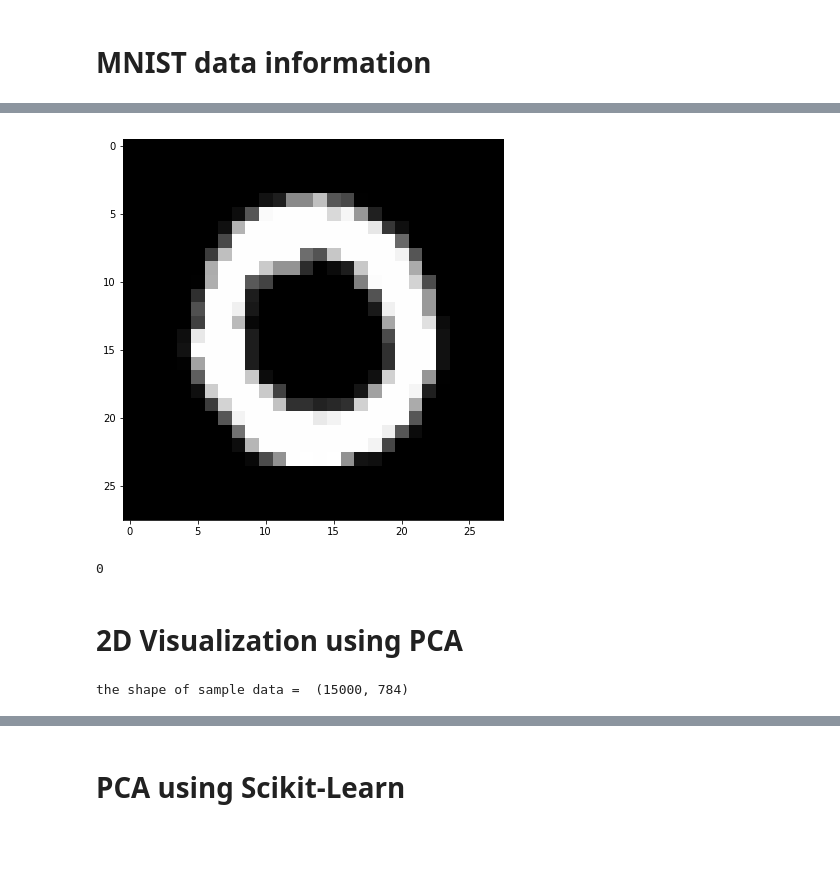
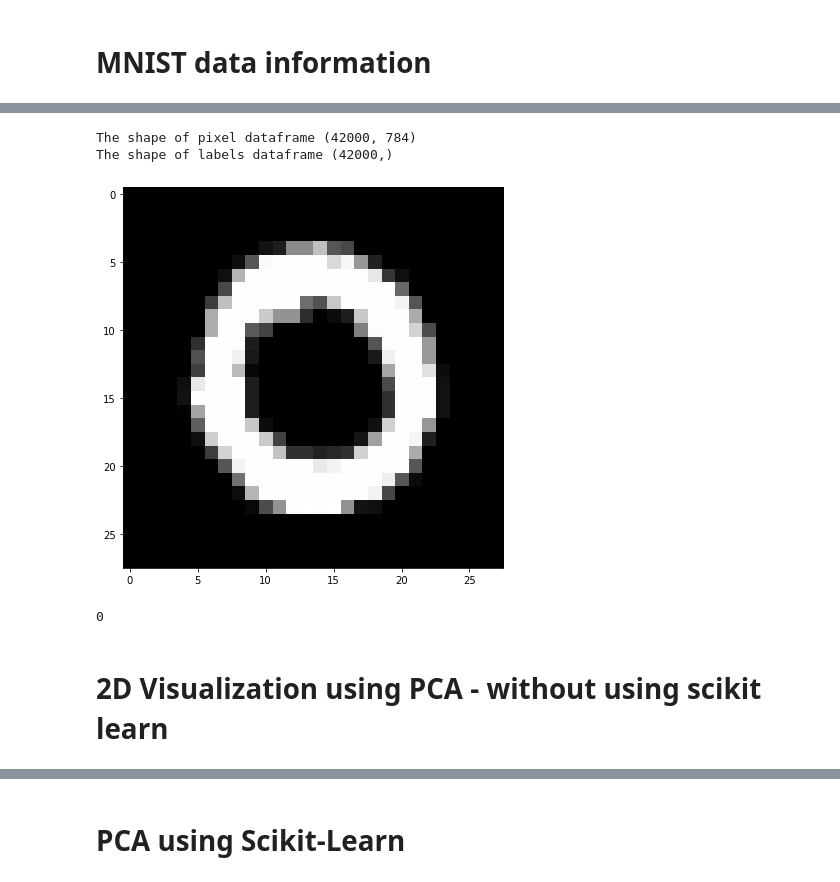
Before and after one commit to Udaykumar447/Real-World-Data-Science-Projects, a Jupyter notebook: Dimensionality Reduction - PCA, TSNE on MNIST dataset/mnist_pca_tsne.ipynb, the cells around one changed output, grey strips where cells are left out. Drawn from its saved outputs; the diff is of its cells as text; code cells hidden in the pictures; blank space fills up the shorter version.

```diff
--- a/Dimensionality Reduction - PCA, TSNE on MNIST dataset/mnist_pca_tsne.ipynb
+++ b/Dimensionality Reduction - PCA, TSNE on MNIST dataset/mnist_pca_tsne.ipynb
@@ -12,21 +9,0 @@ dataset link : https://www.kaggle.com/c/digit-recognizer/data
-# %%
-# MNIST dataset downloaded from Kaggle :
-#https://www.kaggle.com/c/digit-recognizer/data
-
-# Functions to read and show images.
-
-import numpy as np
-import pandas as pd
-import matplotlib.pyplot as plt
-
-
-
-d0 = pd.read_csv('./mnist_train.csv')
-
-print(d0.head(5)) # print first five rows of d0.
-
-# save the labels into a variable l.
-l = d0['label']
-
-# Drop the label feature and store the pixel data in d.
-d = d0.drop("label",axis=1)
@@ -56,0 +16,9 @@ print(l.shape)
+# %%
+# Importing the necessary libraries
+
+import numpy as np
+import pandas as pd
+import matplotlib.pyplot as plt
+
+# loading the dataset
+data = pd.read_csv('mnist_train.csv')
@@ -57,25 +46,26 @@ print(l.shape)
+# %%
+# drop the label feature and store the pixel data in d.
+pixel_data = data.drop("label",axis=1)
+
+# save the labels into a variable lables
+labels = data['label']
+# %%
+# printing the shapes of the dataframes
+print("The shape of pixel dataframe",pixel_data.shape)
+print("The shape of labels dataframe",labels.shape)
+# %% [output]
+The shape of pixel dataframe (42000, 784)
+The shape of labels dataframe (42000,)
 # %%
 # display or plot a number.
 plt.figure(figsize=(7,7))
 idx = 1
-
-grid_data = d.iloc[idx].as_matrix().reshape(28,28)  # reshape from 1d to 2d pixel array
+grid_data = pixel_data.iloc[idx].values.reshape(28,28)  # reshape from 1d to 2d pixel array
 plt.imshow(grid_data, interpolation = "none", cmap = "gray")
 plt.show()
-
 print(l[idx])
 # %% [output]
-[figure, old version]
+[figure, new version]
 0
 # %% [markdown]
-#  2D Visualization using PCA
+#  2D Visualization using PCA - without using scikit learn
-# %%
-# Pick first 15K data-points to work on for time-effeciency.
-#Excercise: Perform the same analysis on all of 42K data-points.
-
-labels = l.head(15000)
-data = d.head(15000)
-
-print("the shape of sample data = ", data.shape)
-# %% [output]
-the shape of sample data =  (15000, 784)
```
Also changed, not shown: parts of 17 cells of this notebook.
